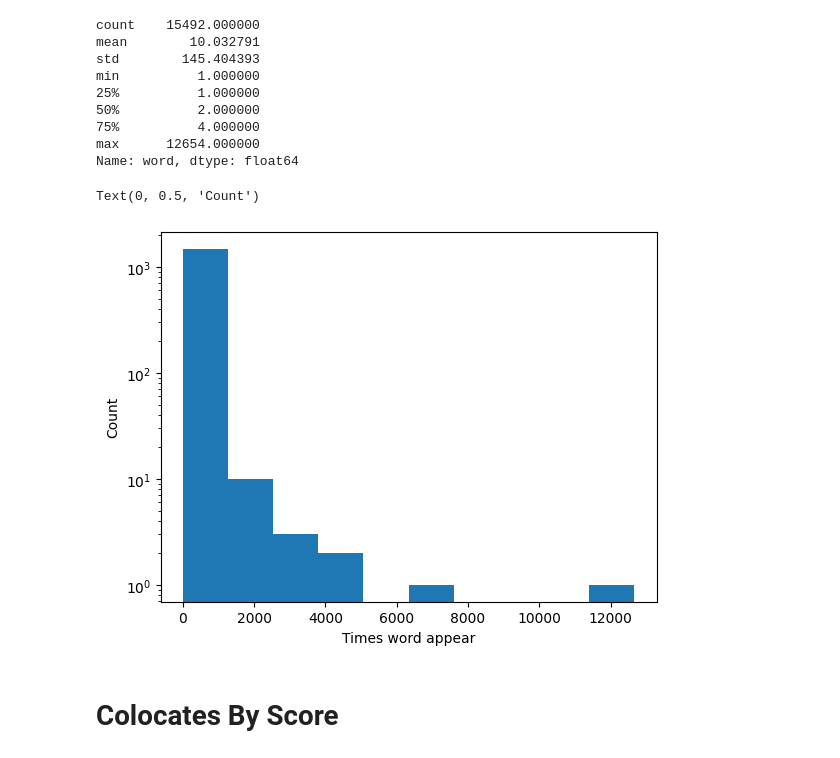
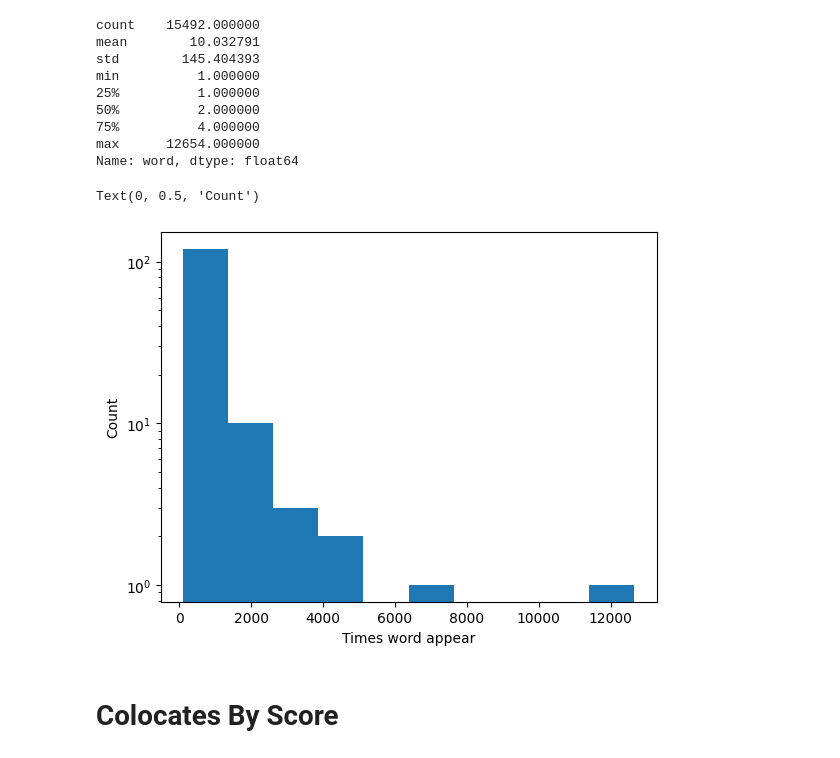
Before and after one commit to pSzyc/Climate, a Jupyter notebook: UFA/vectorization.ipynb, the cells around one changed output. Cells and saved outputs as stored; diff of their text form; code cells hidden in the pictures.

```diff
--- a/UFA/vectorization.ipynb
+++ b/UFA/vectorization.ipynb
@@ -9,7 +9,7 @@ import datetime
 import matplotlib.pyplot as plt
 
 df = pd.read_csv("colocates.csv", parse_dates= ['date'])
-#df.colocate = df.colocate.apply(lambda colocate: " ".join([token.lemma_ for token in nlp(colocate)]) )
+df.colocate = df.colocate.apply(lambda colocate: " ".join([token.lemma_ for token in nlp(colocate)]) )
 df.head()
 # %% [output]
 |  | text_id | date | source | colocate | id |
@@ -81,13 +116,13 @@ min          1.000000
 max      12654.000000
 Name: word, dtype: float64
 # %%
-plt.hist(count_words[count_words > 10])
+plt.hist(count_words[count_words > 100])
 plt.yscale('log')
 plt.xlabel('Times word appear')
 plt.ylabel('Count')
 # %% [output]
 Text(0, 0.5, 'Count')
-[figure, old version]
+[figure, new version]
 # %% [markdown]
 # Colocates By Score
 # %%
```
Also changed, not shown: parts of 3 cells of this notebook, 6 other files.
